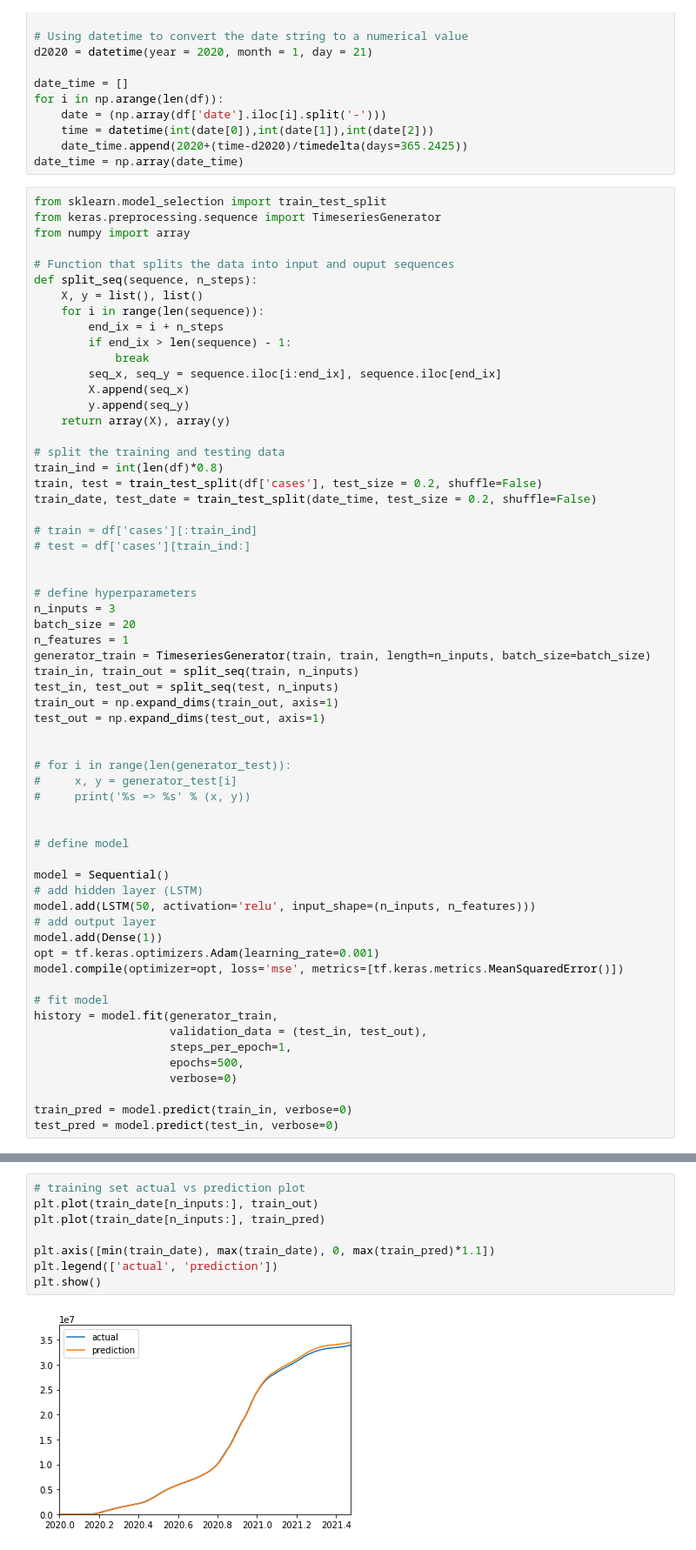
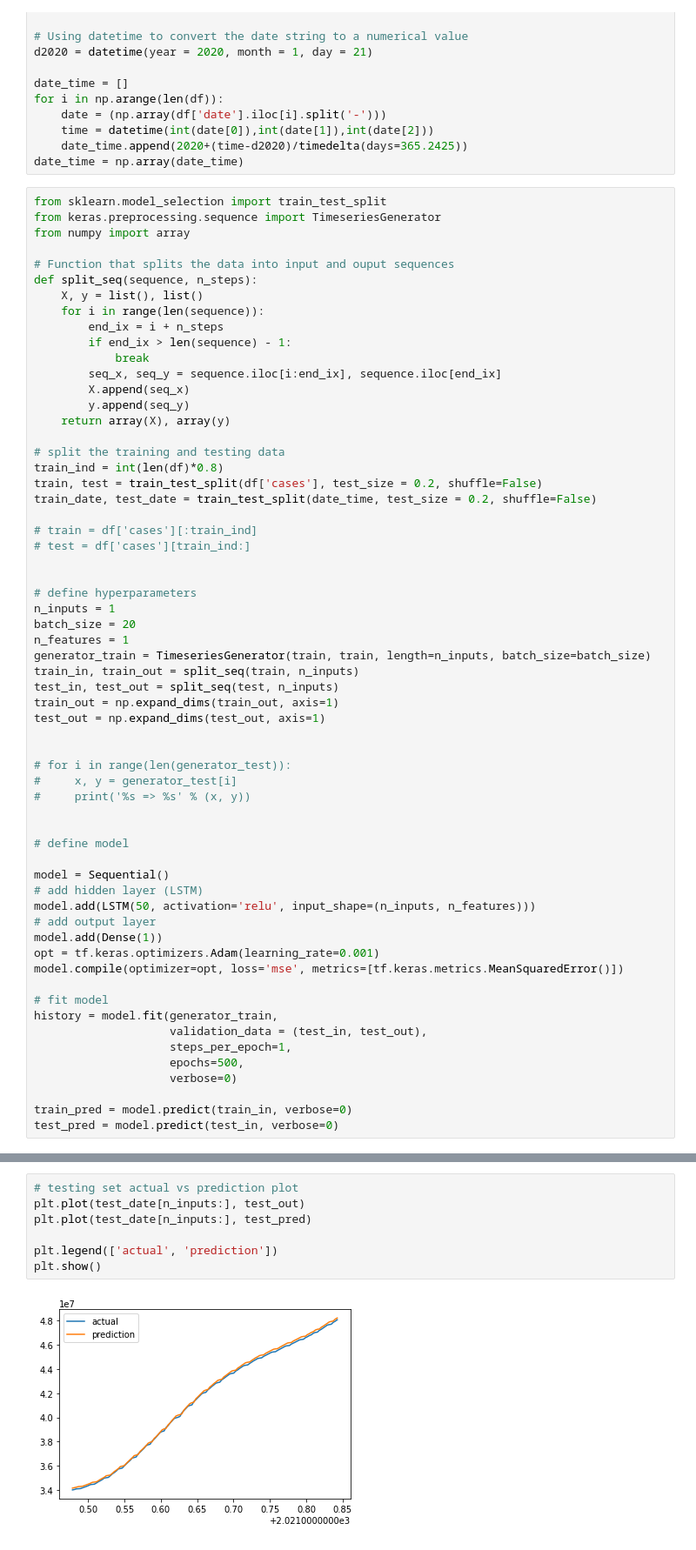
Before and after one commit to arons1618/CMSC421-Final-Project, a Jupyter notebook: Final Project.ipynb, the cells around one changed output, grey strips where cells are left out. Shown at 87% size. Cells and saved outputs as stored; diff of their text form.

```diff
--- a/Final Project.ipynb
+++ b/Final Project.ipynb
@@ -93,7 +89,7 @@ train_date, test_date = train_test_split(date_time, test_size = 0.2, shuffle=Fal
 
 
 # define hyperparameters
-n_inputs = 3
+n_inputs = 1
 batch_size = 20
 n_features = 1
 generator_train = TimeseriesGenerator(train, train, length=n_inputs, batch_size=batch_size)
@@ -156,11 +146,10 @@ plt.plot(history.history['val_loss'])
 # %%
-# training set actual vs prediction plot
-plt.plot(train_date[n_inputs:], train_out)
-plt.plot(train_date[n_inputs:], train_pred)
+# testing set actual vs prediction plot
+plt.plot(test_date[n_inputs:], test_out)
+plt.plot(test_date[n_inputs:], test_pred)
 
-plt.axis([min(train_date), max(train_date), 0, max(train_pred)*1.1])
 plt.legend(['actual', 'prediction'])
 plt.show()
 # %% [output]
-[figure, old version]
+[figure, new version]
 # %%
```
Also changed, not shown: parts of 16 cells of this notebook.
